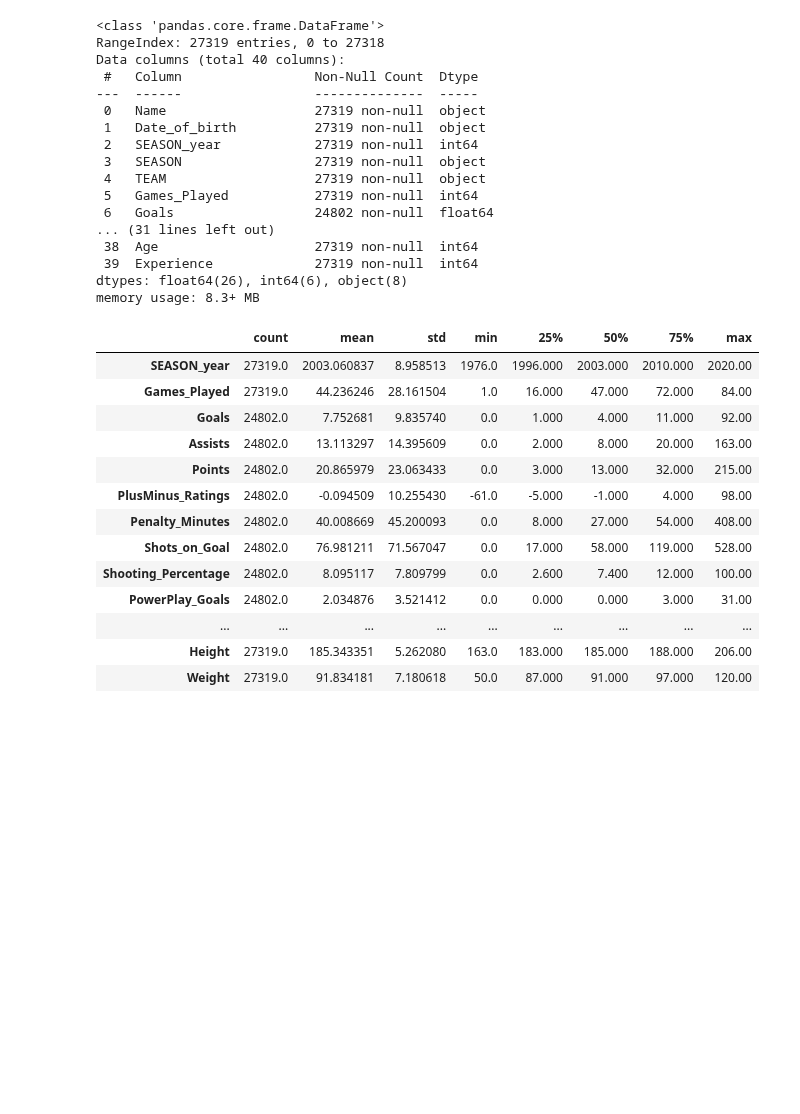
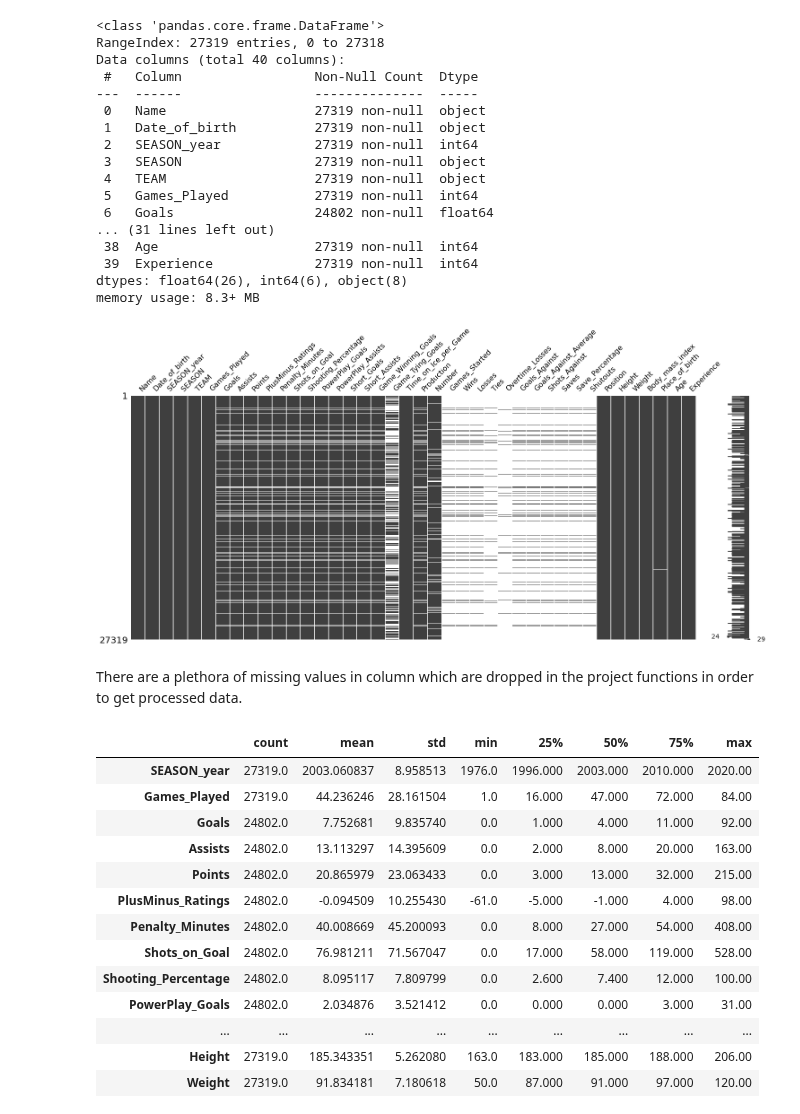
Before and after one commit to data301-2021-winter1/project-group38-project, a Jupyter notebook: notebooks/analysis3.ipynb, the cells around one changed output. Drawn from its saved outputs; the diff is of its cells as text; code cells hidden in the pictures; blank space fills up the shorter version.

```diff
--- a/notebooks/analysis3.ipynb
+++ b/notebooks/analysis3.ipynb
@@ -72,6 +72,14 @@ Data columns (total 40 columns):
  39  Experience             27319 non-null  int64
 dtypes: float64(26), int64(6), object(8)
 memory usage: 8.3+ MB
+# %%
+if mainData.isnull().any(axis=None):
+    missingno.matrix(mainData)
+    plt.show()
+# %% [output]
+[figure, added]
+# %% [markdown]
+There are a plethora of missing values in column which are dropped in the project functions in order to get processed data.
 # %%
 mainData.describe(include=['float64', 'int64']).T
 # %% [output]
```
Also changed, not shown: parts of 2 cells of this notebook.
